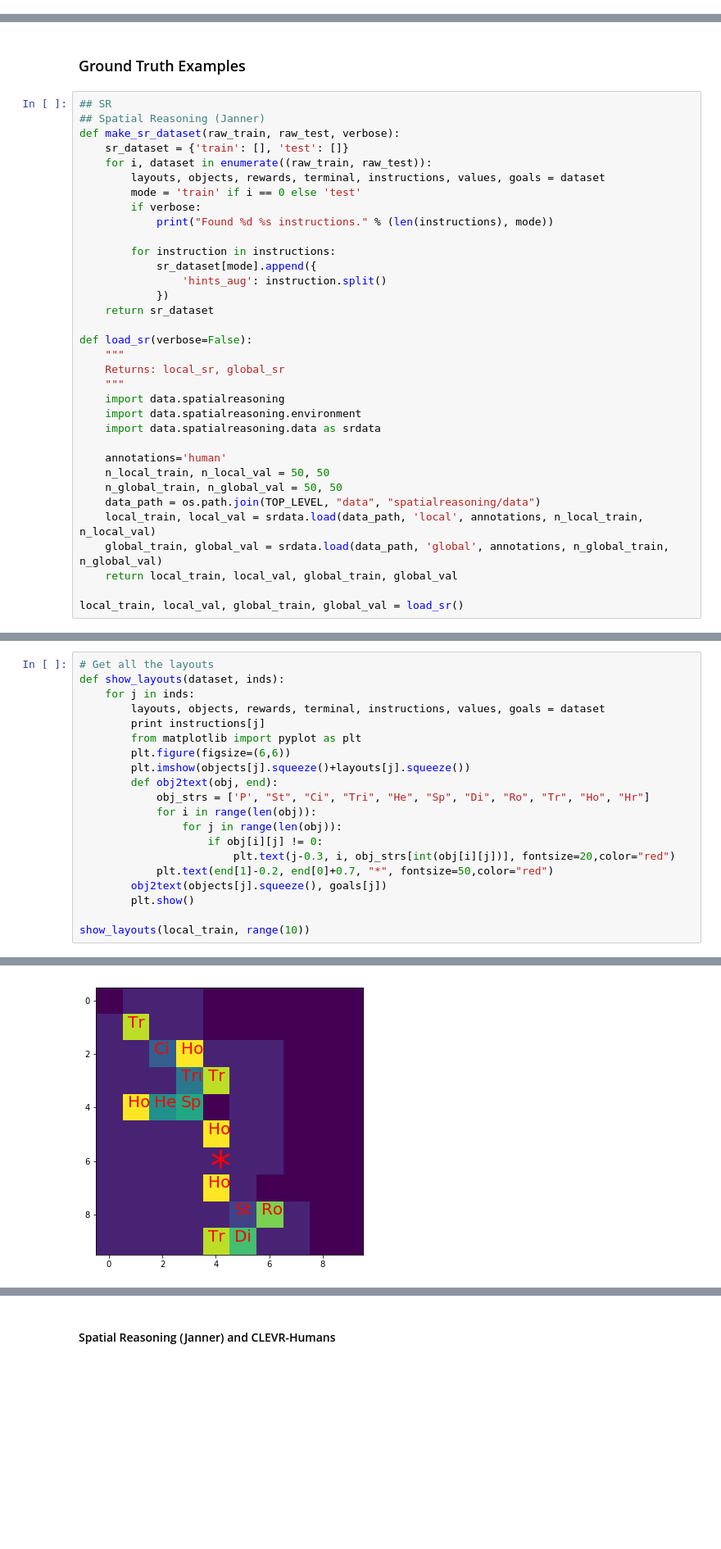
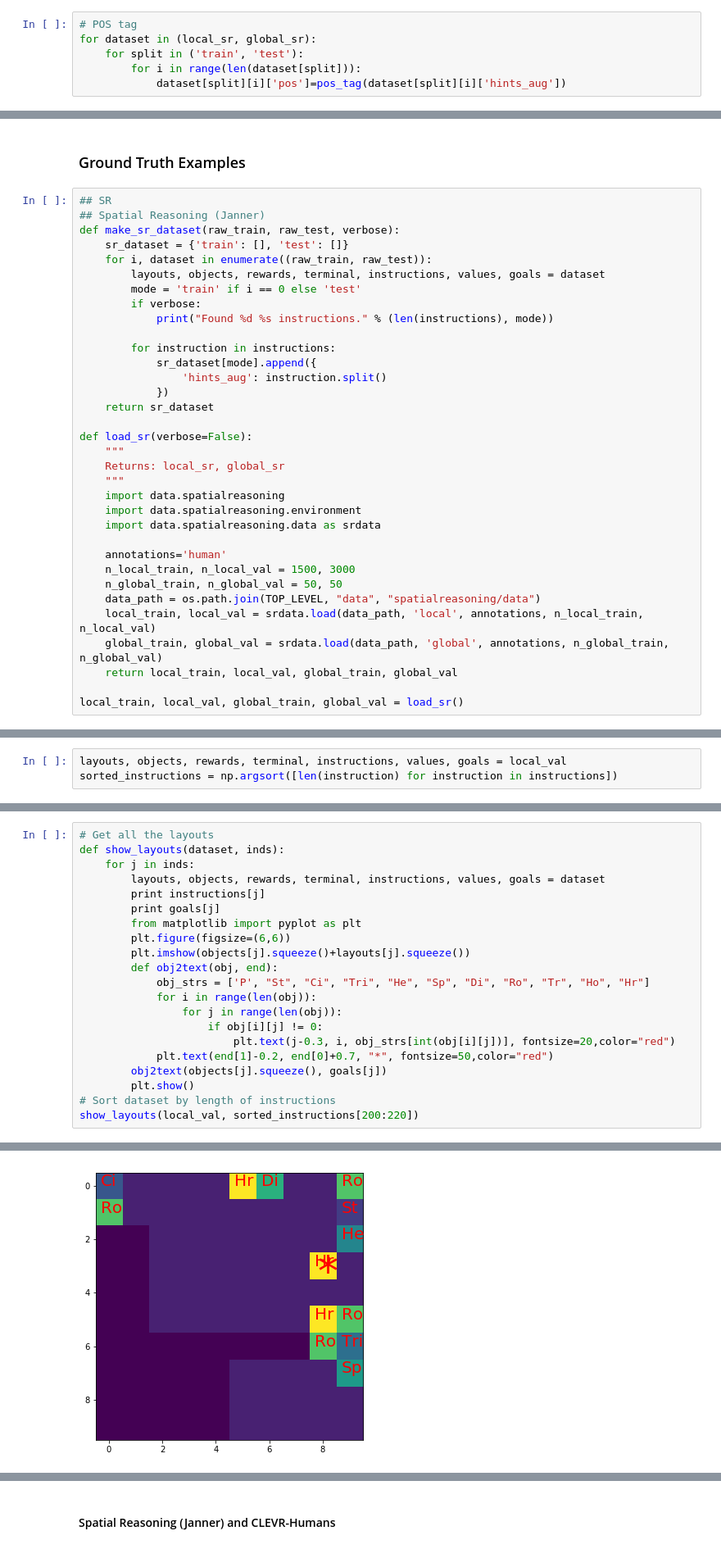
Before and after one commit to CatherineWong/semantics, a Jupyter notebook: preliminary-data-exploration.ipynb, the cells around one changed output, grey strips where cells are left out. Shown: that part at 82% size. Drawn from its saved outputs; the diff is of its cells as text; blank space fills up the shorter version.

```diff
--- a/preliminary-data-exploration.ipynb
+++ b/preliminary-data-exploration.ipynb
@@ -59,3 +59,9 @@ Found 1566 train instructions.
 Found 399 test instructions.
 Found 1071 train instructions.
 Found 272 test instructions.
+# %%
+# POS tag
+for dataset in (local_sr, global_sr):
+    for split in ('train', 'test'):
+        for i in range(len(dataset[split])):
+            dataset[split][i]['pos']=pos_tag(dataset[split][i]['hints_aug'])
@@ -111,7 +192,7 @@ def load_sr(verbose=False):
 	import data.spatialreasoning.data as srdata
 
 	annotations='human'
-	n_local_train, n_local_val = 50, 50
+	n_local_train, n_local_val = 1500, 3000
 	n_global_train, n_global_val = 50, 50
 	data_path = os.path.join(TOP_LEVEL, "data", "spatialreasoning/data")
 	local_train, local_val = srdata.load(data_path, 'local', annotations, n_local_train, n_local_val)
@@ -131,3 +212,6 @@ local_train, local_val, global_train, global_val = load_sr()
 
 <Data> Loading global test environments with human annotations
 <Data> Found 50 annotations
+# %%
+layouts, objects, rewards, terminal, instructions, values, goals = local_val
+sorted_instructions = np.argsort([len(instruction) for instruction in instructions])
@@ -137,6 +241,7 @@ def show_layouts(dataset, inds):
     for j in inds:
         layouts, objects, rewards, terminal, instructions, values, goals = dataset
         print instructions[j]
+        print goals[j]
         from matplotlib import pyplot as plt
         plt.figure(figsize=(6,6))
         plt.imshow(objects[j].squeeze()+layouts[j].squeeze())
@@ -149,6 +254,6 @@ def show_layouts(dataset, inds):
             plt.text(end[1]-0.2, end[0]+0.7, "*", fontsize=50,color="red")
         obj2text(objects[j].squeeze(), goals[j])
         plt.show()
-
-show_layouts(local_train, range(10))
+# Sort dataset by length of instructions
+show_layouts(local_val, sorted_instructions[200:220])
 # %% [output]
@@ -162 +271 @@ reach the cell between two houses
-[figure, old version]
+[figure, new version]
```
Also changed, not shown: parts of 22 cells of this notebook, 11 other files.
